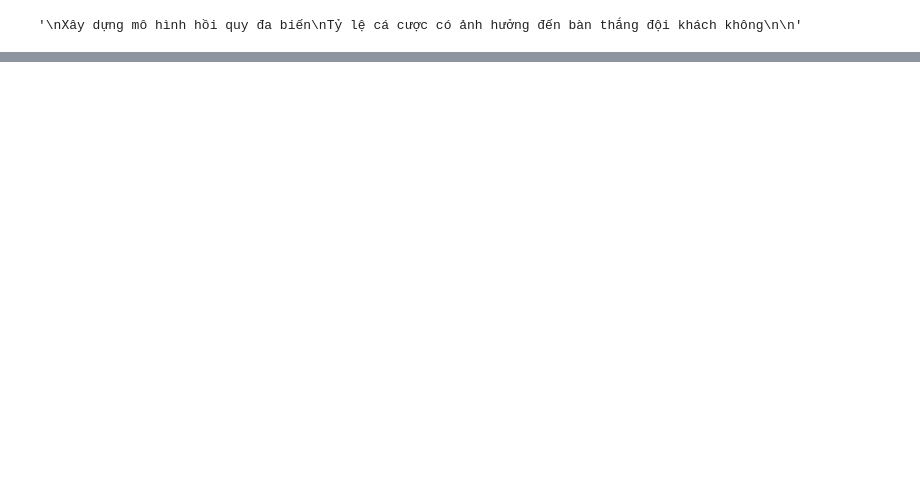
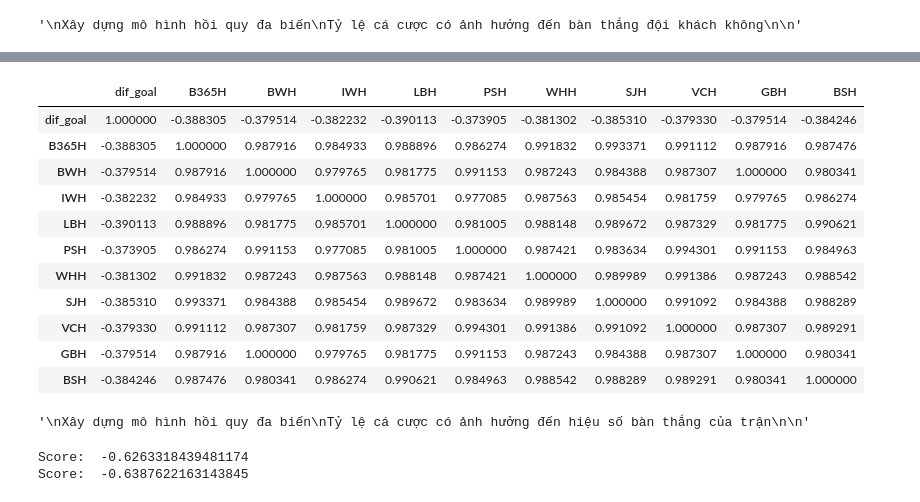
Before and after one commit to Trungtd0304/MiniProjectPython, a Jupyter notebook: miniproject_team.ipynb, the cells around one changed output, grey strips where cells are left out. Cells and saved outputs as stored; diff of their text form; code cells hidden in the pictures; blank space fills up the shorter version.

```diff
--- a/miniproject_team.ipynb
+++ b/miniproject_team.ipynb
@@ -427 +365,35 @@ Notes:
 strong multicollinearity problems or that the design matrix is singular.
+# %%
+detailed_matches_home[[
+'dif_goal',
+'B365H',
+'BWH',
+'IWH',
+'LBH',
+'PSH',
+'WHH',
+'SJH',
+'VCH',
+'GBH',
+'BSH']].corr()
+# %% [output]
+|  | dif_goal | B365H | BWH | IWH | LBH | PSH | WHH | SJH | VCH | GBH | BSH |
+| dif_goal | 1.000000 | -0.388305 | -0.379514 | -0.382232 | -0.390113 | -0.373905 | -0.381302 | -0.385310 | -0.379330 | -0.379514 | -0.384246 |
+| B365H | -0.388305 | 1.000000 | 0.987916 | 0.984933 | 0.988896 | 0.986274 | 0.991832 | 0.993371 | 0.991112 | 0.987916 | 0.987476 |
+| BWH | -0.379514 | 0.987916 | 1.000000 | 0.979765 | 0.981775 | 0.991153 | 0.987243 | 0.984388 | 0.987307 | 1.000000 | 0.980341 |
+| IWH | -0.382232 | 0.984933 | 0.979765 | 1.000000 | 0.985701 | 0.977085 | 0.987563 | 0.985454 | 0.981759 | 0.979765 | 0.986274 |
+| LBH | -0.390113 | 0.988896 | 0.981775 | 0.985701 | 1.000000 | 0.981005 | 0.988148 | 0.989672 | 0.987329 | 0.981775 | 0.990621 |
+| PSH | -0.373905 | 0.986274 | 0.991153 | 0.977085 | 0.981005 | 1.000000 | 0.987421 | 0.983634 | 0.994301 | 0.991153 | 0.984963 |
+| WHH | -0.381302 | 0.991832 | 0.987243 | 0.987563 | 0.988148 | 0.987421 | 1.000000 | 0.989989 | 0.991386 | 0.987243 | 0.988542 |
+| SJH | -0.385310 | 0.993371 | 0.984388 | 0.985454 | 0.989672 | 0.983634 | 0.989989 | 1.000000 | 0.991092 | 0.984388 | 0.988289 |
+| VCH | -0.379330 | 0.991112 | 0.987307 | 0.981759 | 0.987329 | 0.994301 | 0.991386 | 0.991092 | 1.000000 | 0.987307 | 0.989291 |
+| GBH | -0.379514 | 0.987916 | 1.000000 | 0.979765 | 0.981775 | 0.991153 | 0.987243 | 0.984388 | 0.987307 | 1.000000 | 0.980341 |
+| BSH | -0.384246 | 0.987476 | 0.980341 | 0.986274 | 0.990621 | 0.984963 | 0.988542 | 0.988289 | 0.989291 | 0.980341 | 1.000000 |
+# %%
+'''
+Xây dựng mô hình hồi quy đa biến
+Tỷ lệ cá cược có ảnh hưởng đến hiệu số bàn thắng của trận
+
+'''
+# %% [output]
+'\nXây dựng mô hình hồi quy đa biến\nTỷ lệ cá cược có ảnh hưởng đến hiệu số bàn thắng của trận\n\n'
@@ -427,0 +416,9 @@ strong multicollinearity problems or that the design matrix is singular.
+# %%
+'''
+Đánh giá mô hình: có rất nhiều phương pháp đánh giá
+'''
+print('Score: ',model.score(X_train,y_train))
+print('Score: ',model.score(X_test,y_test))
+# %% [output]
+Score:  -0.6263318439481174
+Score:  -0.6387622163143845
```
Also changed, not shown: parts of 17 cells of this notebook.
